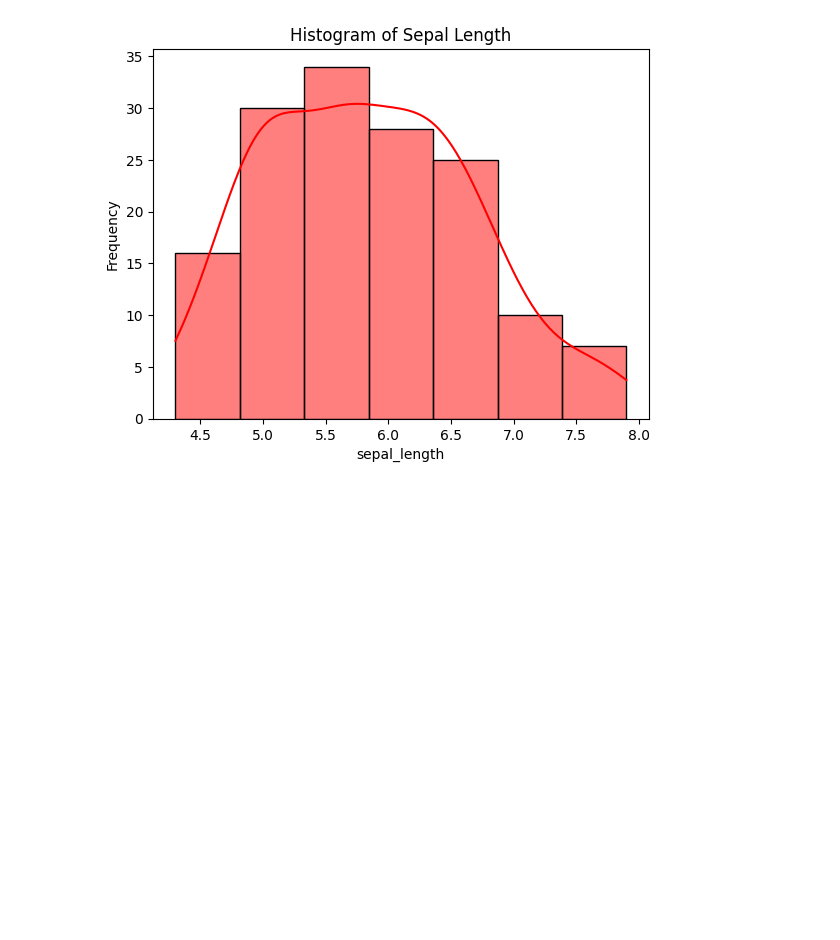
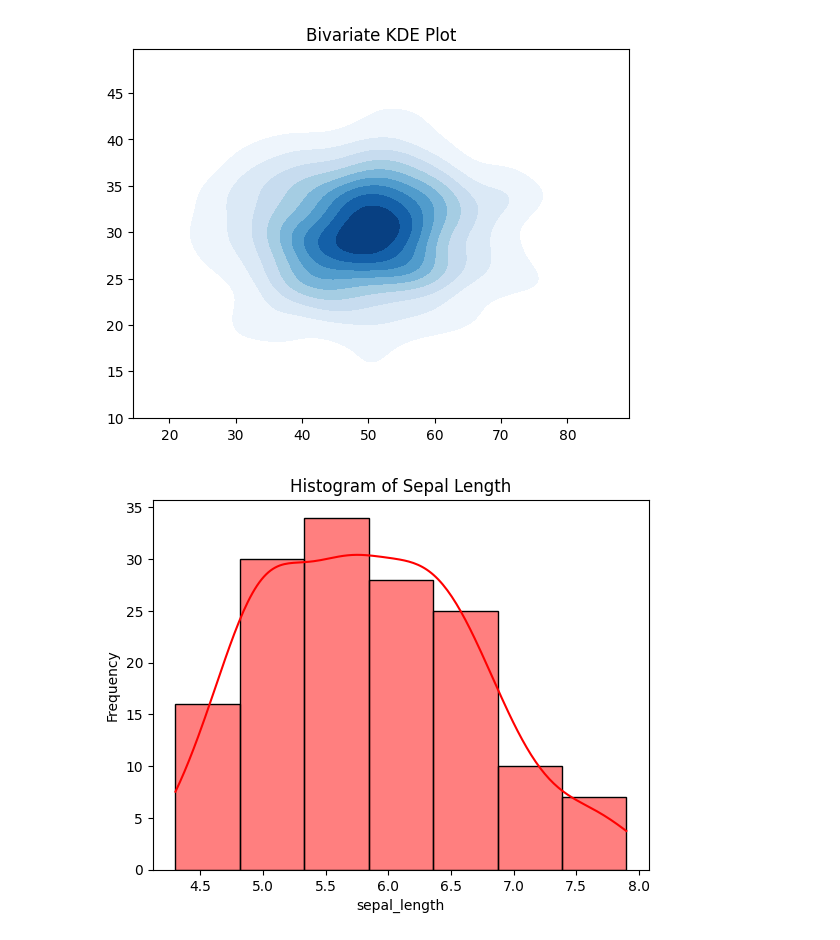
Before and after one commit to b3rian/Data_Science, a Jupyter notebook: matplotlib tutorial.ipynb, the cells around one changed output. Saved outputs shown, nothing was run; the diff lists cells and outputs as text; code cells hidden in the pictures; blank space fills up the shorter version.

```diff
--- a/matplotlib tutorial.ipynb
+++ b/matplotlib tutorial.ipynb
@@ -5,3 +31,12 @@ import seaborn as sns
+# %%
+x = np.random.normal(50, 10, 500)
+y = np.random.normal(30, 5, 500)
+
+sns.kdeplot(x=x, y=y, cmap="Blues", fill=True)
+plt.title("Bivariate KDE Plot")
+plt.show()
+# %% [output]
+[figure, added]
 # %%
 iris = sns.load_dataset('iris')
 # %%
```
Also changed, not shown: parts of 3 cells of this notebook.
